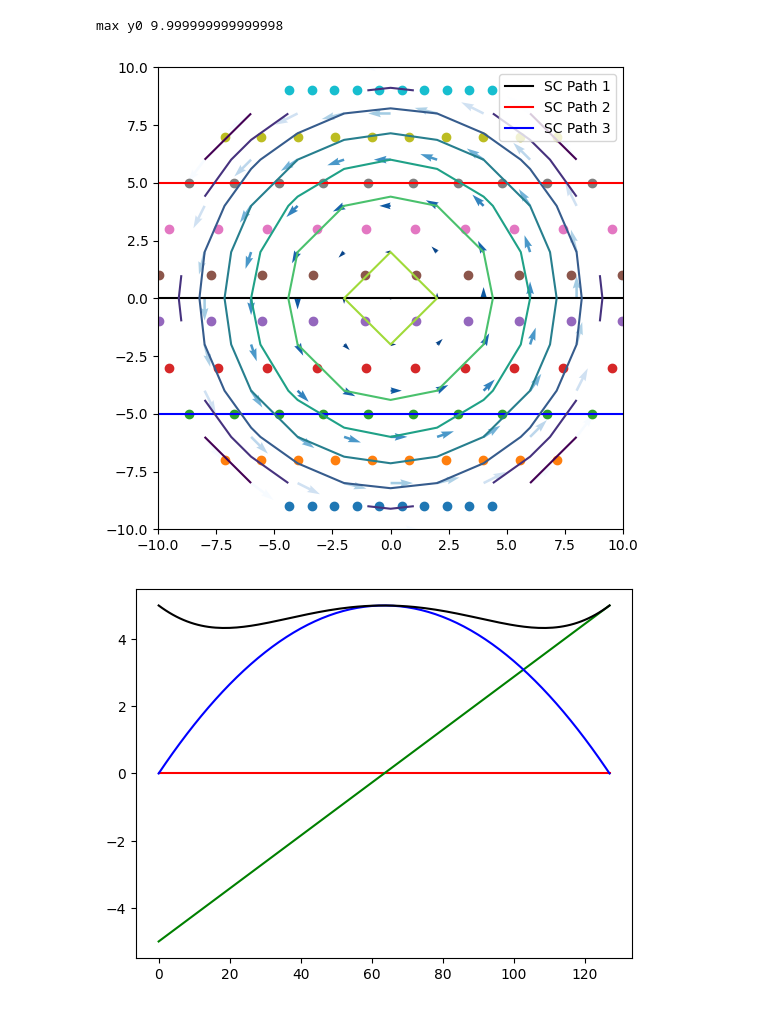
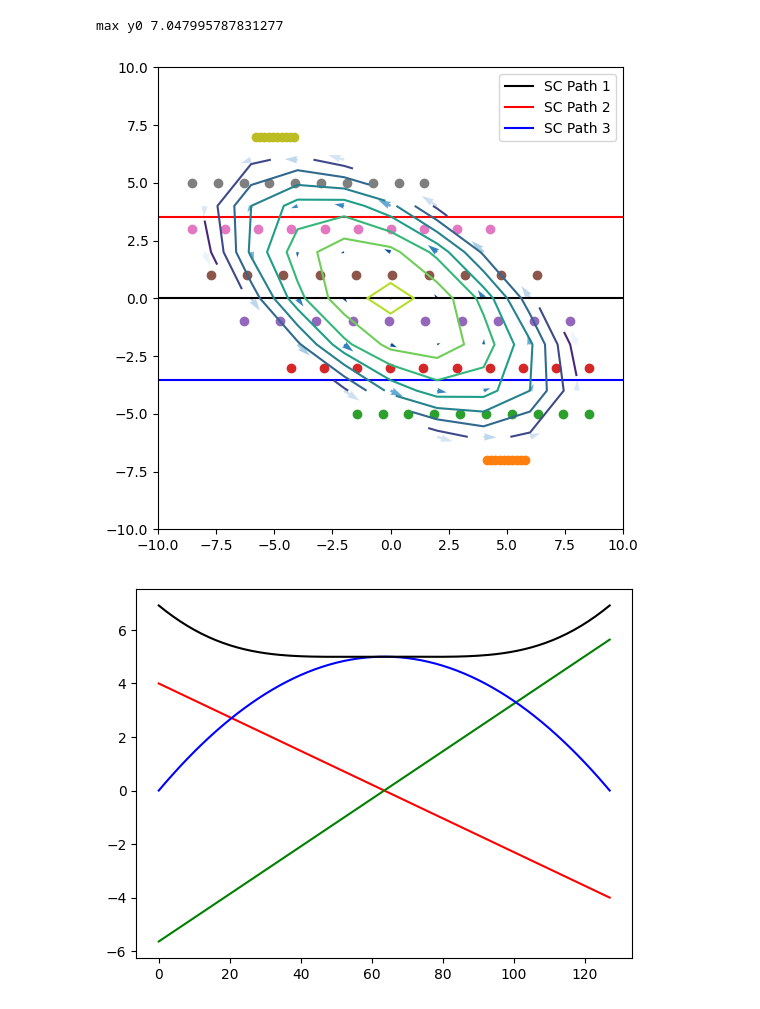
Before and after one commit to hafarooki/pymfr, a Jupyter notebook: demo/elliptical_cylindrical_model.ipynb, the cells around one changed output. Drawn from its saved outputs; the diff is of its cells as text; code cells hidden in the pictures.

```diff
--- a/demo/elliptical_cylindrical_model.ipynb
+++ b/demo/elliptical_cylindrical_model.ipynb
@@ -49,8 +49,8 @@ plt.figure(figsize=(6, 6))
 radius = 10
 B0 = 5
 C10 = 1
-roll = np.deg2rad(80)
-delta = 1
+roll = np.deg2rad(55)
+delta = 0.5
 tau = 1
 
 # when b^2 = 4ac
@@ -93,33 +93,33 @@ plt.axhline(0 * radius, color="black", label="SC Path 1")
 plt.axhline(max_y0 * .5, color="red", label="SC Path 2")
 plt.axhline(-max_y0 * .5, color="blue", label="SC Path 3")
 
 y0s = np.linspace(-.9 * radius, .9 * radius, 10)
 for y0 in y0s:
     plt.scatter(spacecraft_path(y0, 10)[0], np.ones(10) * y0)
 
 
 plt.xlim(-radius, radius)
 plt.ylim(-radius, radius)
 plt.legend()
 
 Bx = Bx_flat.reshape(xx.shape)
 By = By_flat.reshape(xx.shape)
 Bz = Bz_flat.reshape(xx.shape)
 plt.contour(xx, yy, np.where(Bz < 0, np.nan, Bz).reshape(xx.shape))
 plt.show()
 
 for impact_parameter in [0, max_y0 * .5 / radius, -max_y0 * .5 / radius]:
     x, y = spacecraft_path(impact_parameter * radius, 128)
     Bx, By, Bz = elliptical_cylindrical(x, y, B0=B0, R=radius, C10=C10, roll=roll, delta=delta, tau=tau)
 
     plt.plot(Bx, color="red")
     plt.plot(By, color="green")
     plt.plot(Bz, color="blue")
     plt.plot(np.sqrt(Bx**2+By**2+Bz**2), color="black")
     plt.show()
     plt.plot(scipy.integrate.cumulative_trapezoid(-By, initial=0))
     plt.show()
 # %% [output]
-max y0 9.999999999999998
+max y0 7.047995787831277
-[figure, old version]
+[figure, new version]
-[figure, old version]
+[figure, new version]
```
Also changed, not shown: parts of 1 cell of this notebook.
